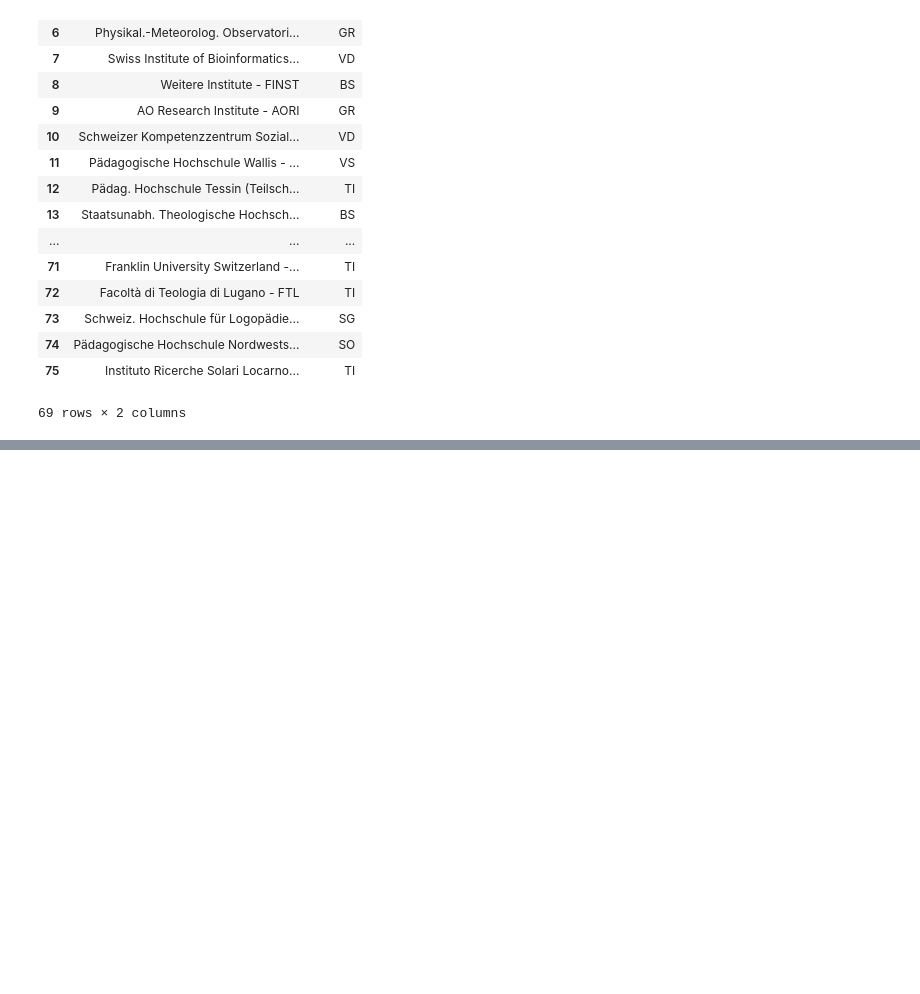
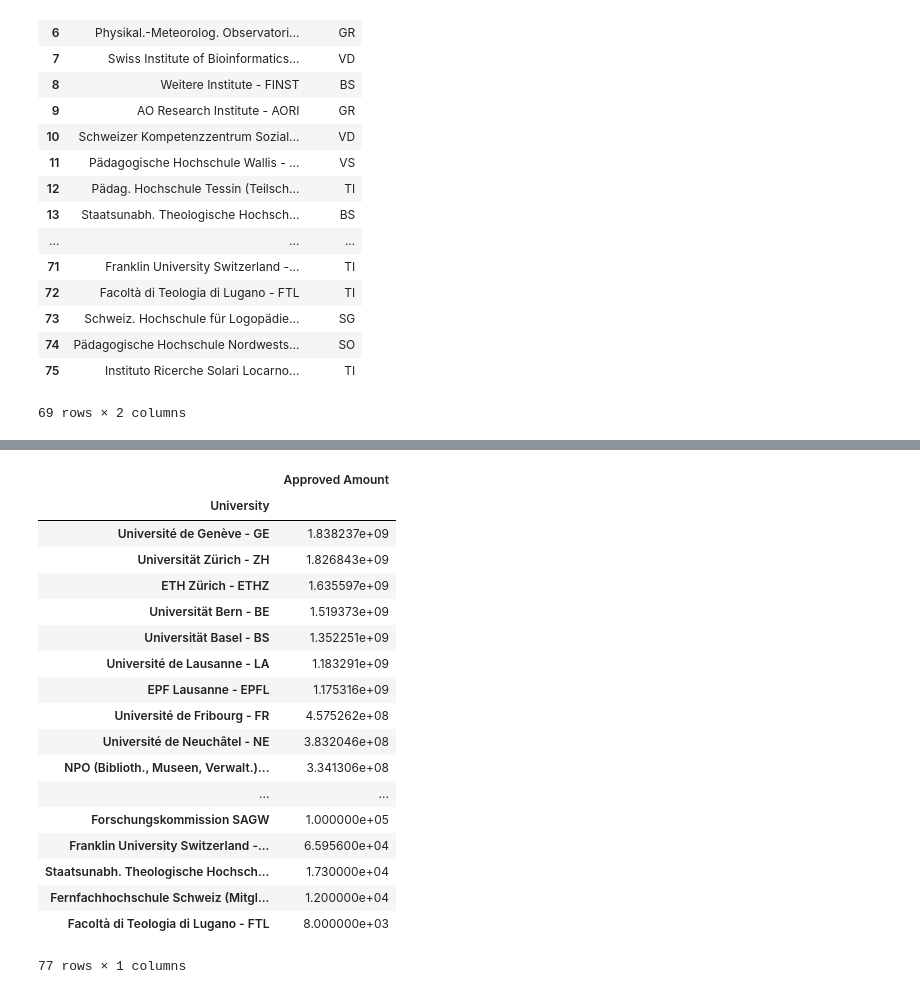
Before and after one commit to amirsh/ada-ana, a Jupyter notebook: HW3-notebooks/HW3.ipynb, the cells around one changed output, grey strips where cells are left out. Cells and saved outputs as stored; diff of their text form; code cells hidden in the pictures; blank space fills up the shorter version.

```diff
--- a/HW3-notebooks/HW3.ipynb
+++ b/HW3-notebooks/HW3.ipynb
@@ -368,0 +379,25 @@ canton_amount.to_csv('data/canton_amount.csv')
+# %%
+test_data_2=test_data_1.sort_values(['Approved Amount'], ascending=False).dropna()
+# %%
+test_data_3=test_data_2.groupby("University").sum().sort_values(['Approved Amount'], ascending=False)
+test_data_3
+# %% [output]
+|  | Approved Amount |
+| University |  |
+| Université de Genève - GE | 1.838237e+09 |
+| Universität Zürich - ZH | 1.826843e+09 |
+| ETH Zürich - ETHZ | 1.635597e+09 |
+| Universität Bern - BE | 1.519373e+09 |
+| Universität Basel - BS | 1.352251e+09 |
+| Université de Lausanne - LA | 1.183291e+09 |
+| EPF Lausanne - EPFL | 1.175316e+09 |
+| Université de Fribourg - FR | 4.575262e+08 |
+| Université de Neuchâtel - NE | 3.832046e+08 |
+| NPO (Biblioth., Museen, Verwalt.)... | 3.341306e+08 |
+| ... | ... |
+| Forschungskommission SAGW | 1.000000e+05 |
+| Franklin University Switzerland -... | 6.595600e+04 |
+| Staatsunabh. Theologische Hochsch... | 1.730000e+04 |
+| Fernfachhochschule Schweiz (Mitgl... | 1.200000e+04 |
+| Facoltà di Teologia di Lugano - FTL | 8.000000e+03 |
+77 rows × 1 columns
```
Also changed, not shown: parts of 5 cells of this notebook, 1 other file.
